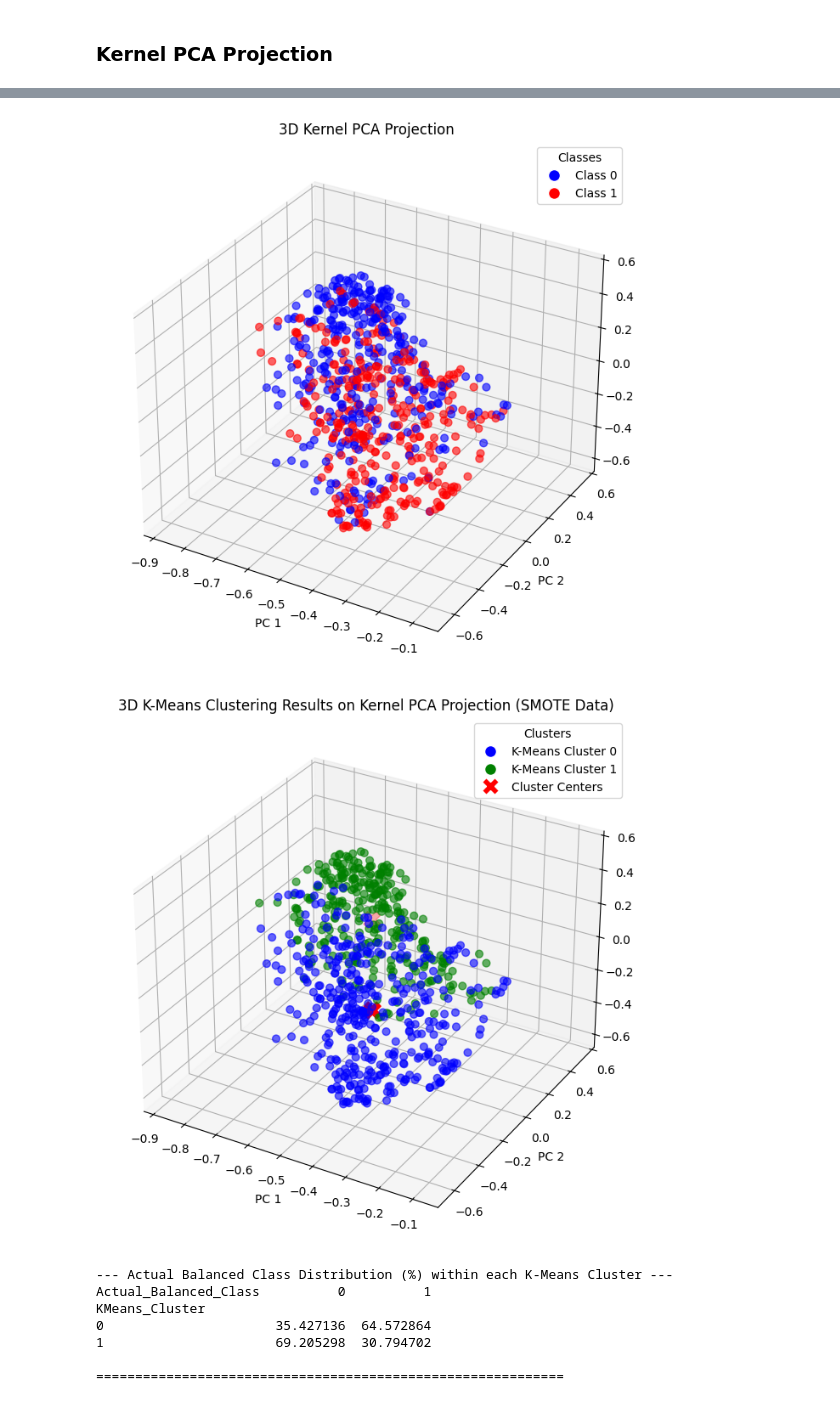
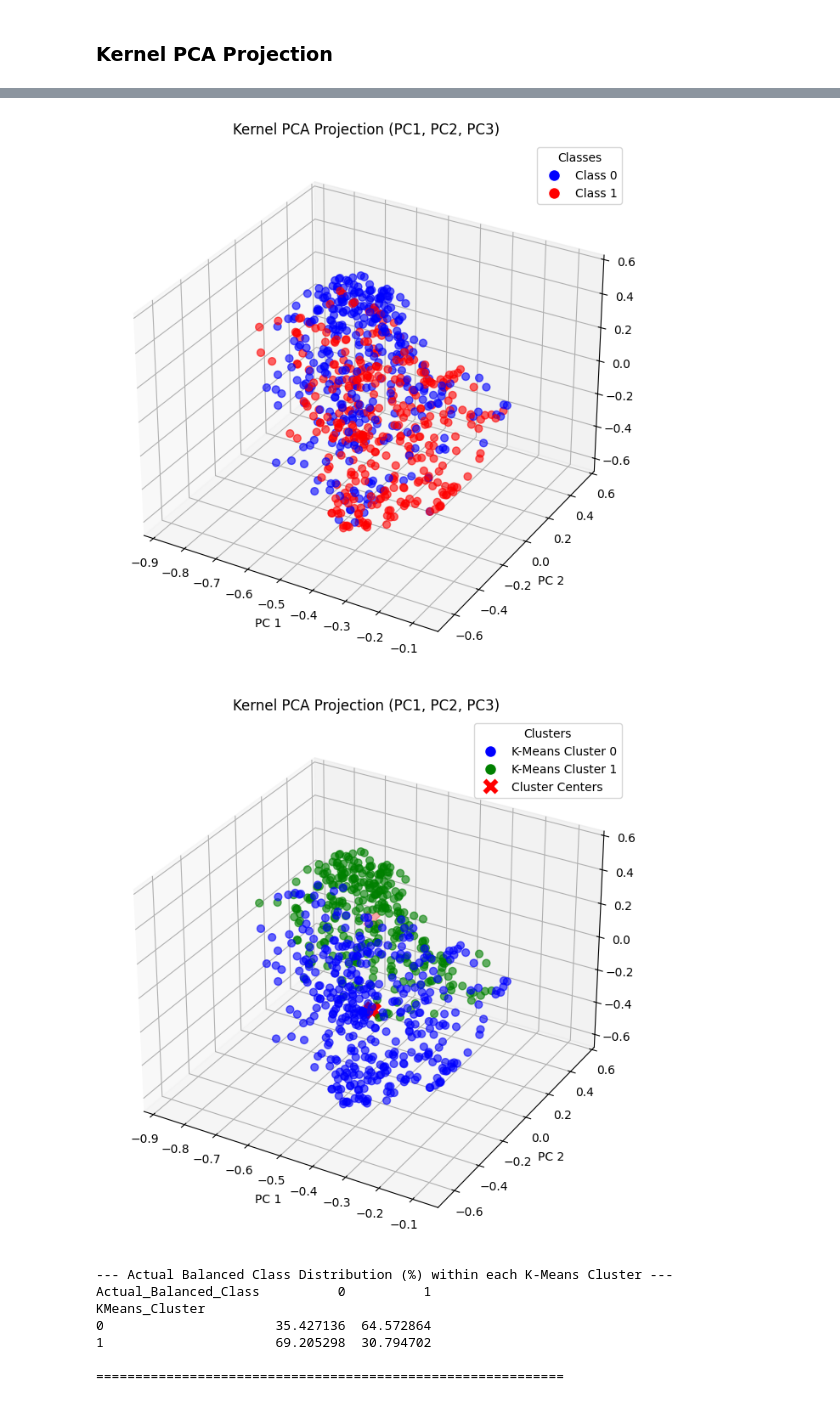
Before and after one commit to barra-white/qml-explainability-by-parts, a Jupyter notebook: explainability/qsvc/kernel/kernel-eigen.ipynb, the cells around one changed output, grey strips where cells are left out. Drawn from its saved outputs; the diff is of its cells as text; code cells hidden in the pictures.

```diff
--- a/explainability/qsvc/kernel/kernel-eigen.ipynb
+++ b/explainability/qsvc/kernel/kernel-eigen.ipynb
@@ -238,7 +239,7 @@ scatter = ax.scatter(
     alpha=0.6
 )
 
-ax.set_title("3D Kernel PCA Projection")
+ax.set_title("Kernel PCA Projection (PC1, PC2, PC3)")
 ax.set_xlabel("PC 1")
 ax.set_ylabel("PC 2")
 
@@ -251,7 +252,7 @@ ax.legend(handles=handles, title="Classes")
 
 plt.show()
 # %% [output]
-[figure, old version]
+[figure, new version]
 # %%
 kmeans = KMeans(n_clusters=2, random_state=42, n_init=10)
 cluster_labels_kmeans = kmeans.fit_predict(proj_data_3d)
@@ -266,35 +267,35 @@ colors_by_kmeans = np.array([kmeans_colors_map[label] for label in cluster_label
 # Scatter plot colored by K-Means cluster ID
 scatter_kmeans = ax_kmeans.scatter(
     proj_data_3d[:, 0],  # PC1
     proj_data_3d[:, 1],  # PC2
     proj_data_3d[:, 2],  # PC3
     c=colors_by_kmeans,  # Use colors based on K-Means labels
     s=40,
     alpha=0.6
 )
 
 # Plot cluster centers
 centers = kmeans.cluster_centers_
 ax_kmeans.scatter(centers[:, 0], centers[:, 1], centers[:, 2], marker='X',
                   s=200, c='red', label='Cluster Centers', depthshade=True)
 
 
-ax_kmeans.set_title("3D K-Means Clustering Results on Kernel PCA Projection (SMOTE Data)")
+ax_kmeans.set_title('Kernel PCA Projection (PC1, PC2, PC3)')
 ax_kmeans.set_xlabel("PC 1")
 ax_kmeans.set_ylabel("PC 2")
 
 # Create legend manually for K-Means clusters
 handles_kmeans = [plt.Line2D([0], [0], marker='o', color='w', label='K-Means Cluster 0',
                               markerfacecolor='blue', markersize=10),
                    plt.Line2D([0], [0], marker='o', color='w', label='K-Means Cluster 1',
                               markerfacecolor='green', markersize=10),
                    plt.Line2D([0], [0], marker='X', color='w', label='Cluster Centers',
                               markerfacecolor='red', markersize=15)]
 ax_kmeans.legend(handles=handles_kmeans, title="Clusters")
 
 plt.show()
 # %% [output]
-[figure, old version]
+[figure, new version]
 # %%
 df_analysis = pd.DataFrame({
     'KMeans_Cluster': cluster_labels_kmeans,
```
Also changed, not shown: parts of 4 cells of this notebook.
